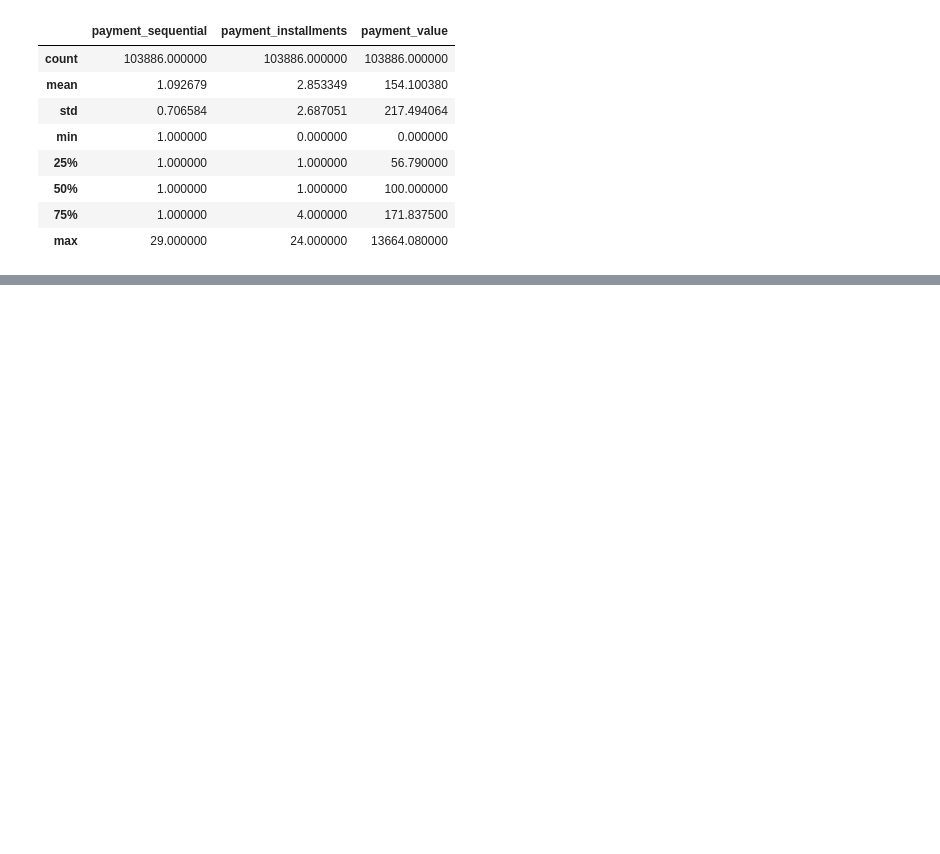
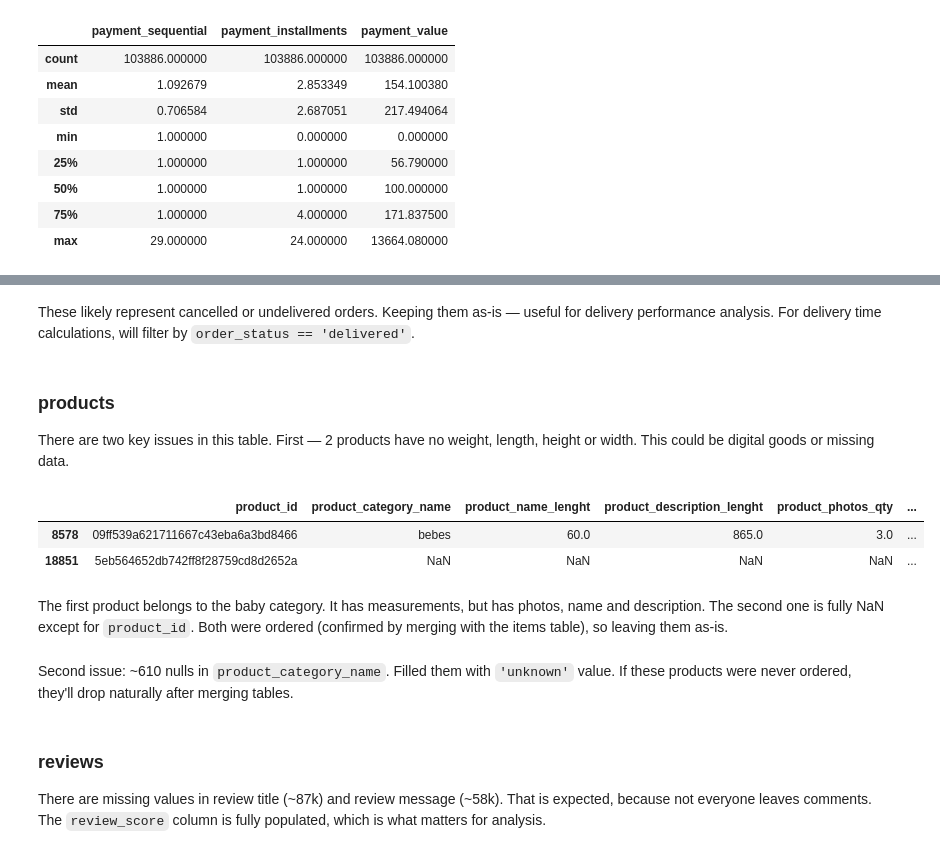
Before and after one commit to norriddx/ecommerce-orders-analysis, a Jupyter notebook: notebooks/eda.ipynb, the cells around one changed output, grey strips where cells are left out. Saved outputs shown, nothing was run; the diff lists cells and outputs as text; code cells hidden in the pictures; blank space fills up the shorter version.

```diff
--- a/notebooks/eda.ipynb
+++ b/notebooks/eda.ipynb
@@ -188,0 +200,16 @@ payments.describe()
+# %% [markdown]
+These likely represent cancelled or undelivered orders. Keeping them as-is — useful for delivery performance analysis. For delivery time calculations, will filter by `order_status == 'delivered'`.
+# %% [markdown]
+### products
+There are two key issues in this table. First — 2 products have no weight, length, height or width. This could be digital goods or missing data.
+# %%
+products_missing_mes = products.loc[products.product_weight_g.isnull()]
+products_missing_mes
+# %% [output]
+|  | product_id | product_category_name | product_name_lenght | product_description_lenght | product_photos_qty | ... |
+| 8578 | 09ff539a621711667c43eba6a3bd8466 | bebes | 60.0 | 865.0 | 3.0 | ... |
+| 18851 | 5eb564652db742ff8f28759cd8d2652a | NaN | NaN | NaN | NaN | ... |
+# %% [markdown]
+The first product belongs to the baby category. It has measurements, but has photos, name and description. The second one is fully NaN except for `product_id`. Both were ordered (confirmed by merging with the items table), so leaving them as-is.
+# %% [markdown]
+Second issue: ~610 nulls in `product_category_name`. Filled them with `'unknown'` value. If these products were never ordered, they'll drop naturally after merging tables.
@@ -188,0 +218,3 @@ payments.describe()
+# %% [markdown]
+### reviews
+There are missing values in review title (~87k) and review message (~58k). That is expected, because not everyone leaves comments. The `review_score` column is fully populated, which is what matters for analysis.
```
Also changed, not shown: parts of 6 cells of this notebook.
